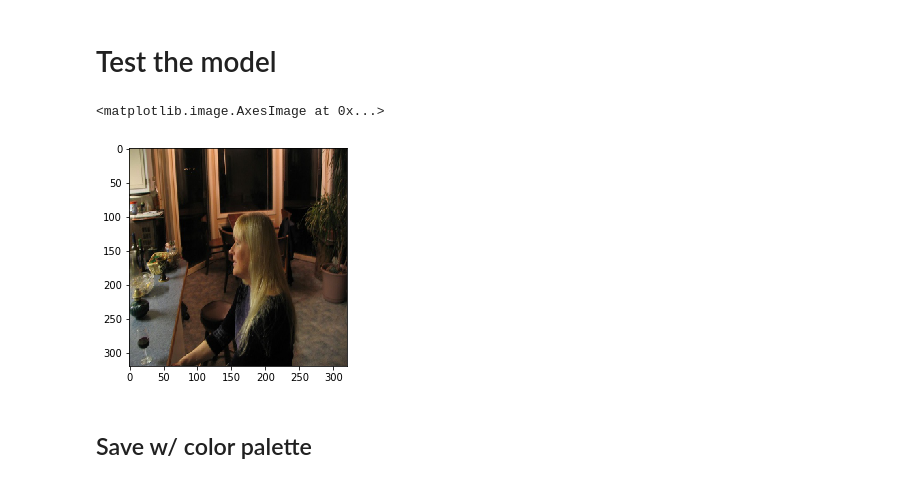
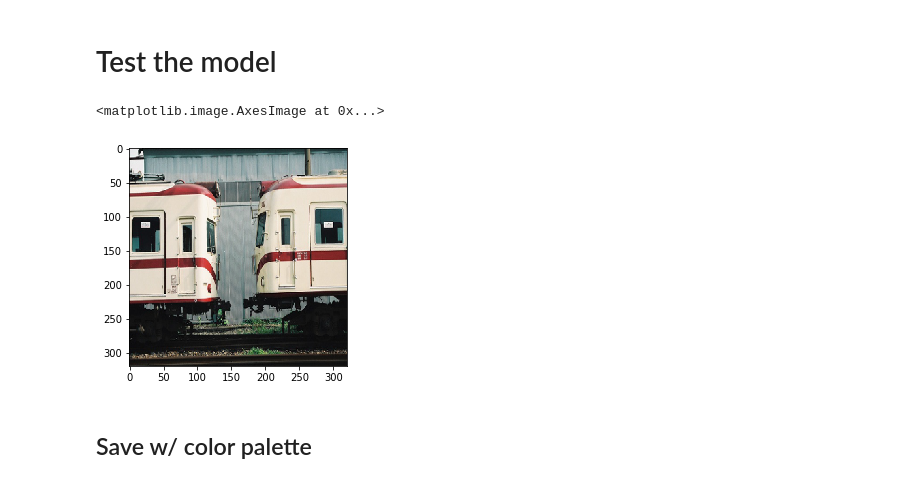
Before and after one commit to marcelsan/semantic-segmentation, a Jupyter notebook: notebooks/Results Evaluation.ipynb, the cells around one changed output. Drawn from its saved outputs; the diff is of its cells as text; code cells hidden in the pictures.

```diff
--- a/notebooks/Results Evaluation.ipynb
+++ b/notebooks/Results Evaluation.ipynb
@@ -85,18 +85,18 @@ ________________________________________________________________________________
 # %% [markdown]
 # Test the model
 # %%
-image_name = '2007_004712'
+image_name = '2007_000799'
 image = cv2.imread('../dataset/test/input/' + image_name + '.jpg') * 1./255
 segmets = cv2.imread('../dataset/test/segments/' + image_name + '.png')
 image = cv2.resize(image, (320,320), cv2.INTER_NEAREST)
 
 batch = np.expand_dims(image, axis=0)
 label = loaded_model.predict(batch, 1)[0]
 
 plt.imshow(image[...,::-1])
 # %% [output]
 <matplotlib.image.AxesImage at 0x...>
-[figure, old version]
+[figure, new version]
 # %%
 label_reshape = label.reshape((320,320,21))
 t = np.argmax(label_reshape, axis=2)
```
Also changed, not shown: 1 other file.
